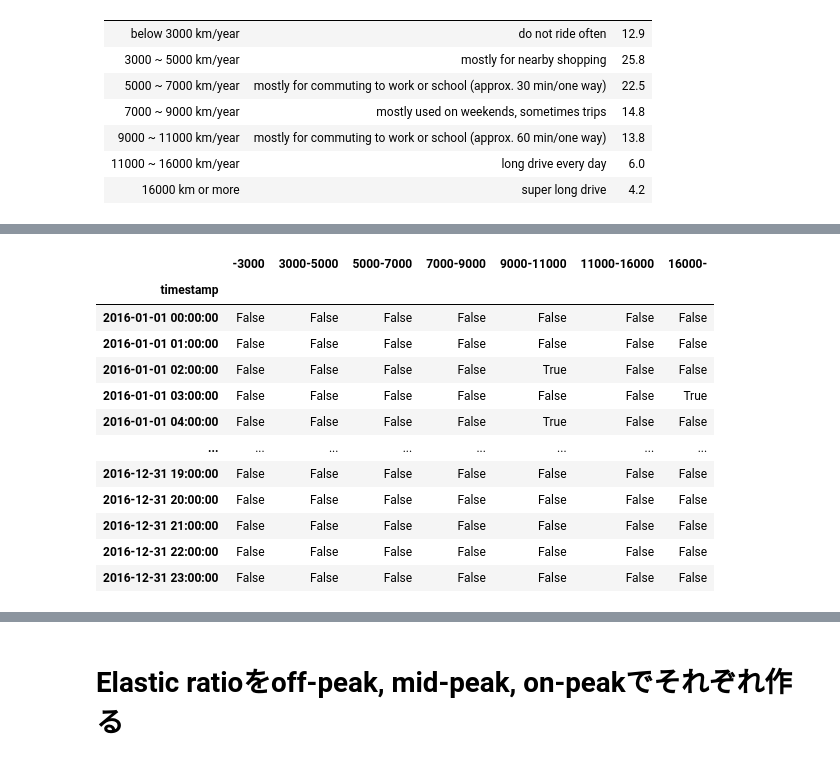
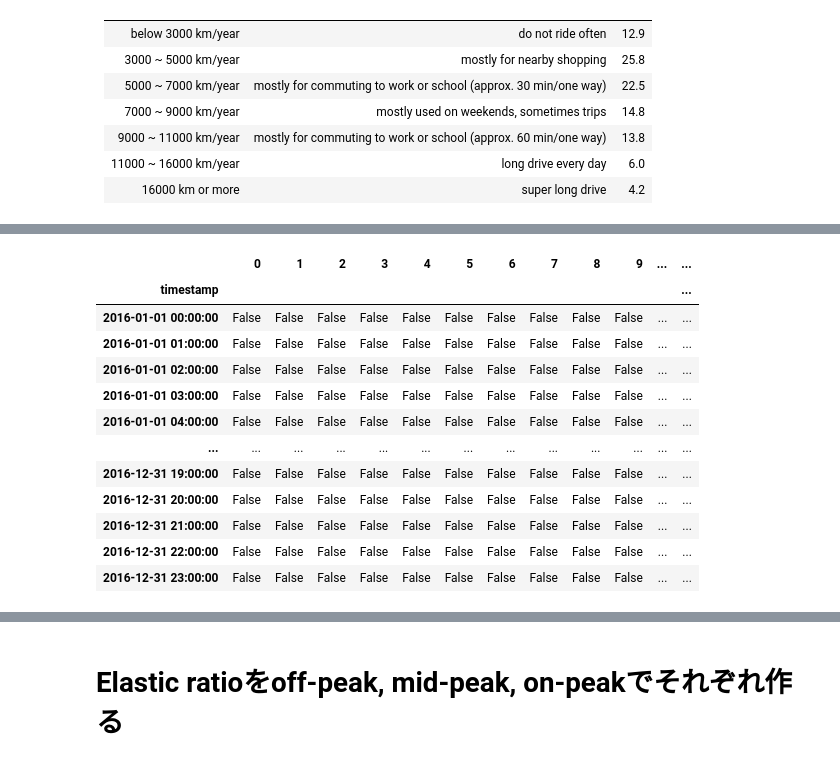
Before and after one commit to moooyu1121/master_thesis_model, a Jupyter notebook: data_preprocess.ipynb, the cells around one changed output, grey strips where cells are left out. Cells and saved outputs as stored; diff of their text form; code cells hidden in the pictures.

```diff
--- a/data_preprocess.ipynb
+++ b/data_preprocess.ipynb
@@ -451,6 +451,17 @@ df_combined.to_csv('data/price.csv', index=False)
 import pandas as pd
 import numpy as np
 np.random.seed(42)
+
+# Make these numbers of EV movement data according to the ratio of car usage
+ratios = {
+    "-3000": 129,
+    "3000-5000": 258,
+    "5000-7000": 225,
+    "7000-9000": 148,
+    "9000-11000": 138,
+    "11000-16000": 60,
+    "16000-": 42
+}
 
 # Define annual mileage categories and their corresponding base probabilities of movement
 mileage_categories = {
@@ -465,7 +476,7 @@ mileage_categories = {
 # Increase probability during peak hours: 7 AM, 8 AM, 5 PM, 6 PM
 peak_hours = [7, 8, 17, 18]
 peak_probabilities = {
-    "-3000": 0.01,
+    "-3000": 0.02,
     "3000-5000": 0.04,
     "5000-7000": 0.06,
     "7000-9000": 0.08,
@@ -473,6 +484,18 @@ peak_probabilities = {
     "11000-16000": 0.12,
     "16000-": 0.16
 }  # Higher probability during peak hours
+
+# Lower probability of movement during off-peak hours: 12 AM - 5 AM
+off_peak_hours = [0, 1, 2, 3, 4, 5]
+off_peak_probabilities = {
+    "-3000": 0.005,
+    "3000-5000": 0.01,
+    "5000-7000": 0.015,
+    "7000-9000": 0.02,
+    "9000-11000": 0.025,
+    "11000-16000": 0.03,
+    "16000-": 0.04
+}  # Lower probability during off-peak hours
 
 # Generate a time index for the year 2016 with hourly intervals
 time_index = pd.date_range(start='2016-01-01 00:00:00', end='2016-12-31 23:00:00', freq='h', name='timestamp')
@@ -483,23 +506,31 @@ num_hours = len(time_index)
 # Create a DataFrame with the time index and the movement data
 df_movement = pd.DataFrame(index=time_index)
 
+num = 0
 for key, value in mileage_categories.items():
-    # Define base probability of movement for a specific mileage category
-    base_probability = mileage_categories[key]
+    for i in range(ratios[key]):
+        # Define base probability of movement for a specific mileage category
+        base_probability = mileage_categories[key]
 
-    # Create an array to store movement probabilities for each hour
-    probabilities = np.full(num_hours, base_probability)
+        # Create an array to store movement probabilities for each hour
+        probabilities = np.full(num_hours, base_probability)
 
-    # Adjust probabilities for peak hours
-    for i in range(num_hours):
-        if time_index[i].hour in peak_hours:
-            probabilities[i] = peak_probabilities[key]
+        # Adjust probabilities for peak hours
+        for i in range(num_hours):
+            if time_index[i].hour in peak_hours:
+                probabilities[i] = peak_probabilities[key]
 
-    # Randomly assign TRUE or FALSE values based on the adjusted probabilities
-    movement_data = np.random.rand(num_hours) < probabilities
+        # Adjust probabilities for off-peak hours
+        for i in range(num_hours):
+            if time_index[i].hour in off_peak_hours:
+                probabilities[i] = off_peak_probabilities[key]
 
-    # Add the movement data to the DataFrame
-    df_movement[key] = movement_data
+        # Randomly assign TRUE or FALSE values based on the adjusted probabilities
+        movement_data = np.random.rand(num_hours) <= probabilities
+
+        # Add the movement data to the DataFrame
+        df_movement[num] = movement_data
+        num += 1
 
 print(df_movement.sum())
 # Save and display the DataFrame
@@ -517,13 +552,13 @@ dtype: int64
-|  | -3000 | 3000-5000 | 5000-7000 | 7000-9000 | 9000-11000 | 11000-16000 | 16000- |
-| timestamp |  |  |  |  |  |  |  |
-| 2016-01-01 00:00:00 | False | False | False | False | False | False | False |
-| 2016-01-01 01:00:00 | False | False | False | False | False | False | False |
-| 2016-01-01 02:00:00 | False | False | False | False | True | False | False |
-| 2016-01-01 03:00:00 | False | False | False | False | False | False | True |
-| 2016-01-01 04:00:00 | False | False | False | False | True | False | False |
-| ... | ... | ... | ... | ... | ... | ... | ... |
-| 2016-12-31 19:00:00 | False | False | False | False | False | False | False |
-| 2016-12-31 20:00:00 | False | False | False | False | False | False | False |
-| 2016-12-31 21:00:00 | False | False | False | False | False | False | False |
-| 2016-12-31 22:00:00 | False | False | False | False | False | False | False |
-| 2016-12-31 23:00:00 | False | False | False | False | False | False | False |
+|  | 0 | 1 | 2 | 3 | 4 | 5 | 6 | 7 | 8 | 9 | ... | ... |
+| timestamp |  |  |  |  |  |  |  |  |  |  |  | ... |
+| 2016-01-01 00:00:00 | False | False | False | False | False | False | False | False | False | False | ... | ... |
+| 2016-01-01 01:00:00 | False | False | False | False | False | False | False | False | False | False | ... | ... |
+| 2016-01-01 02:00:00 | False | False | False | False | False | False | False | False | False | False | ... | ... |
+| 2016-01-01 03:00:00 | False | False | False | False | False | False | False | False | False | False | ... | ... |
+| 2016-01-01 04:00:00 | False | False | False | False | False | False | False | False | False | False | ... | ... |
+| ... | ... | ... | ... | ... | ... | ... | ... | ... | ... | ... | ... | ... |
+| 2016-12-31 19:00:00 | False | False | False | False | False | False | False | False | False | False | ... | ... |
+| 2016-12-31 20:00:00 | False | False | False | False | False | False | False | False | False | False | ... | ... |
+| 2016-12-31 21:00:00 | False | False | False | False | False | False | False | False | False | False | ... | ... |
+| 2016-12-31 22:00:00 | False | False | False | False | False | False | False | False | False | False | ... | ... |
+| 2016-12-31 23:00:00 | False | False | False | False | False | False | False | False | False | False | ... | ... |
```
Also changed, not shown: parts of 1 cell of this notebook, 9 other files.
